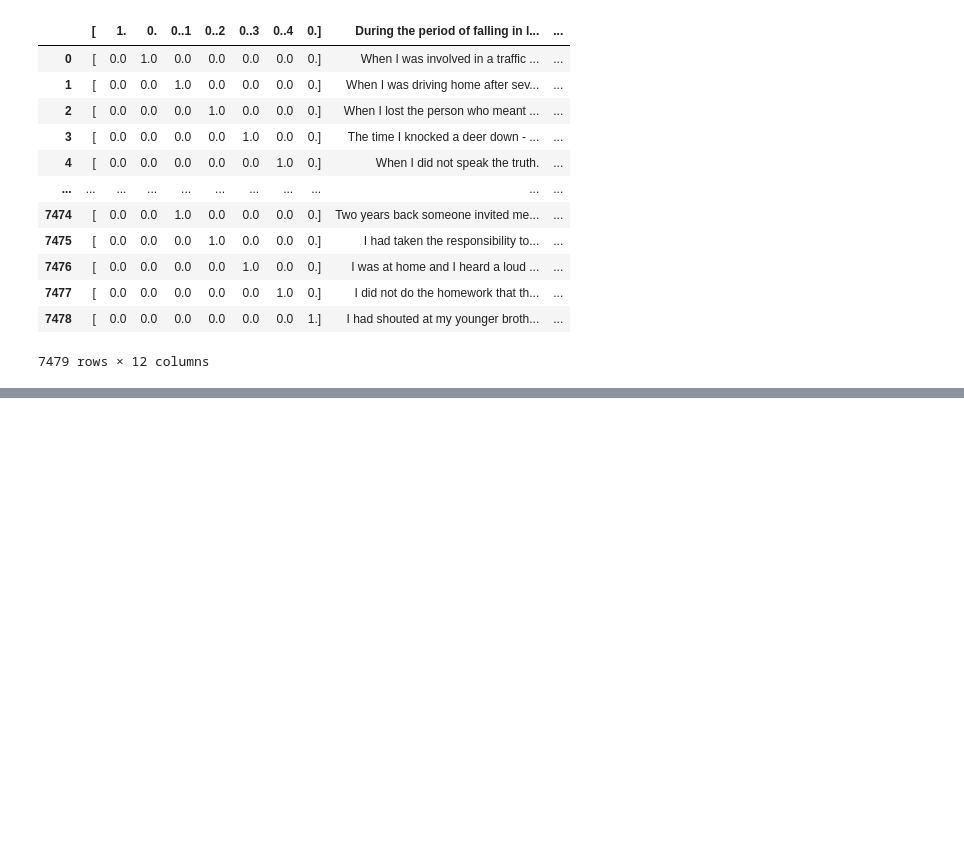
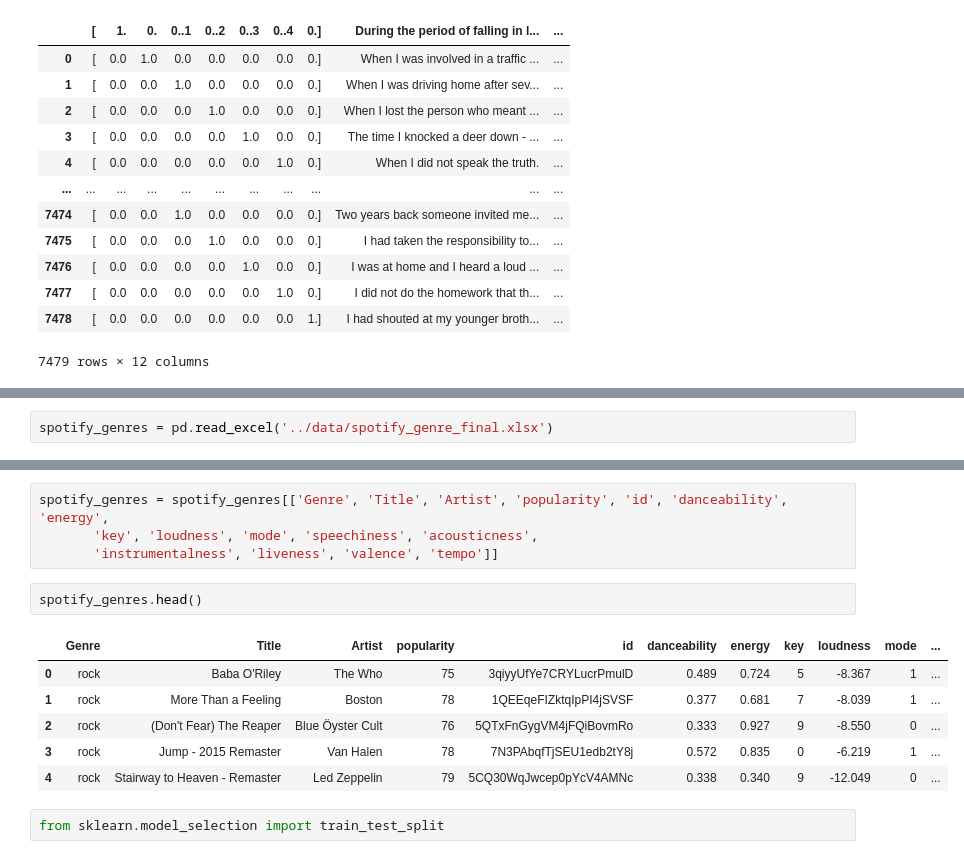
Before and after one commit to gerardrius/Project-IV, a Jupyter notebook: src/1-responses.ipynb, the cells around one changed output, grey strips where cells are left out. Cells and saved outputs as stored; diff of their text form; blank space fills up the shorter version.

Commit message:
Developed genre classifier

```diff
--- a/src/1-responses.ipynb
+++ b/src/1-responses.ipynb
@@ -315,0 +183,2 @@ Authorization: Bearer 12345
+# %%
+spotify_genres = pd.read_excel('../data/spotify_genre_final.xlsx')
@@ -315,0 +205,15 @@ Authorization: Bearer 12345
+# %%
+spotify_genres = spotify_genres[['Genre', 'Title', 'Artist', 'popularity', 'id', 'danceability', 'energy',
+       'key', 'loudness', 'mode', 'speechiness', 'acousticness',
+       'instrumentalness', 'liveness', 'valence', 'tempo']]
+# %%
+spotify_genres.head()
+# %% [output]
+|  | Genre | Title | Artist | popularity | id | danceability | energy | key | loudness | mode | ... |
+| 0 | rock | Baba O'Riley | The Who | 75 | 3qiyyUfYe7CRYLucrPmulD | 0.489 | 0.724 | 5 | -8.367 | 1 | ... |
+| 1 | rock | More Than a Feeling | Boston | 78 | 1QEEqeFIZktqIpPI4jSVSF | 0.377 | 0.681 | 7 | -8.039 | 1 | ... |
+| 2 | rock | (Don't Fear) The Reaper | Blue Öyster Cult | 76 | 5QTxFnGygVM4jFQiBovmRo | 0.333 | 0.927 | 9 | -8.550 | 0 | ... |
+| 3 | rock | Jump - 2015 Remaster | Van Halen | 78 | 7N3PAbqfTjSEU1edb2tY8j | 0.572 | 0.835 | 0 | -6.219 | 1 | ... |
+| 4 | rock | Stairway to Heaven - Remaster | Led Zeppelin | 79 | 5CQ30WqJwcep0pYcV4AMNc | 0.338 | 0.340 | 9 | -12.049 | 0 | ... |
+# %%
+from sklearn.model_selection import train_test_split
```
Also changed, not shown: parts of 53 cells of this notebook, 8 other files.
